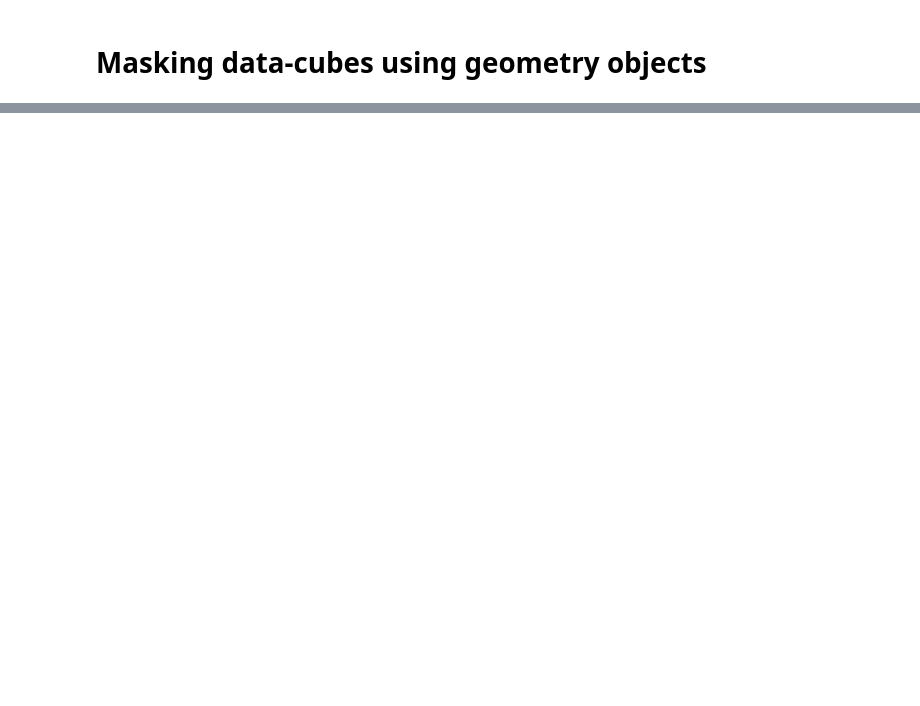
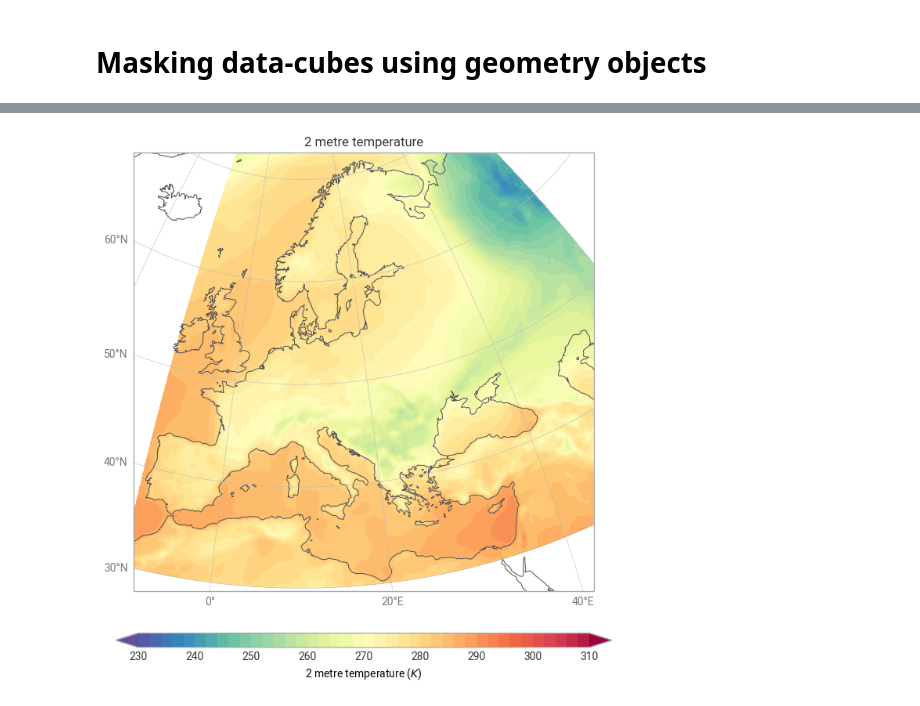
Before and after one commit to ecmwf/earthkit-transforms, a Jupyter notebook: docs/notebooks/spatial/01-era5-masking.ipynb, the cells around one changed output, grey strips where cells are left out. Drawn from its saved outputs; the diff is of its cells as text; code cells hidden in the pictures; blank space fills up the shorter version.

```diff
--- a/docs/notebooks/spatial/01-era5-masking.ipynb
+++ b/docs/notebooks/spatial/01-era5-masking.ipynb
@@ -32,0 +44,4 @@ era5_xr
+# %%
+ekp.quickplot(era5_xr.mean(dim="valid_time"), domain="Europe").show()
+# %% [output]
+[figure, added]
```
Also changed, not shown: parts of 26 cells of this notebook, 5 other files.
